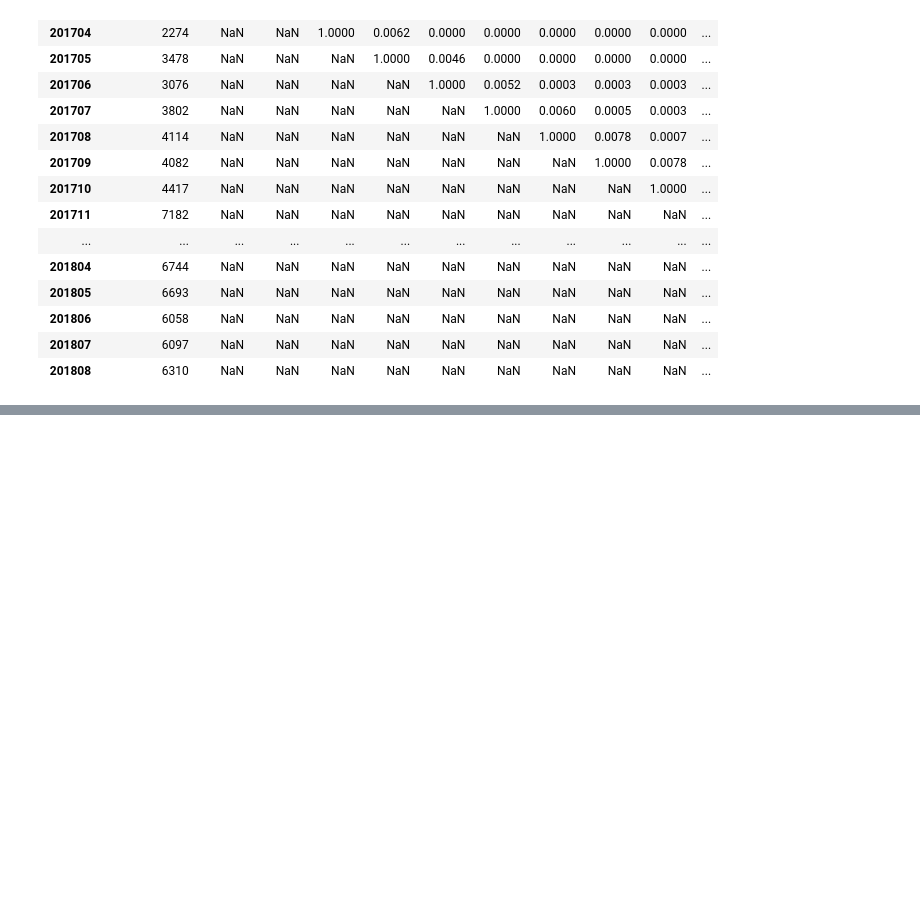
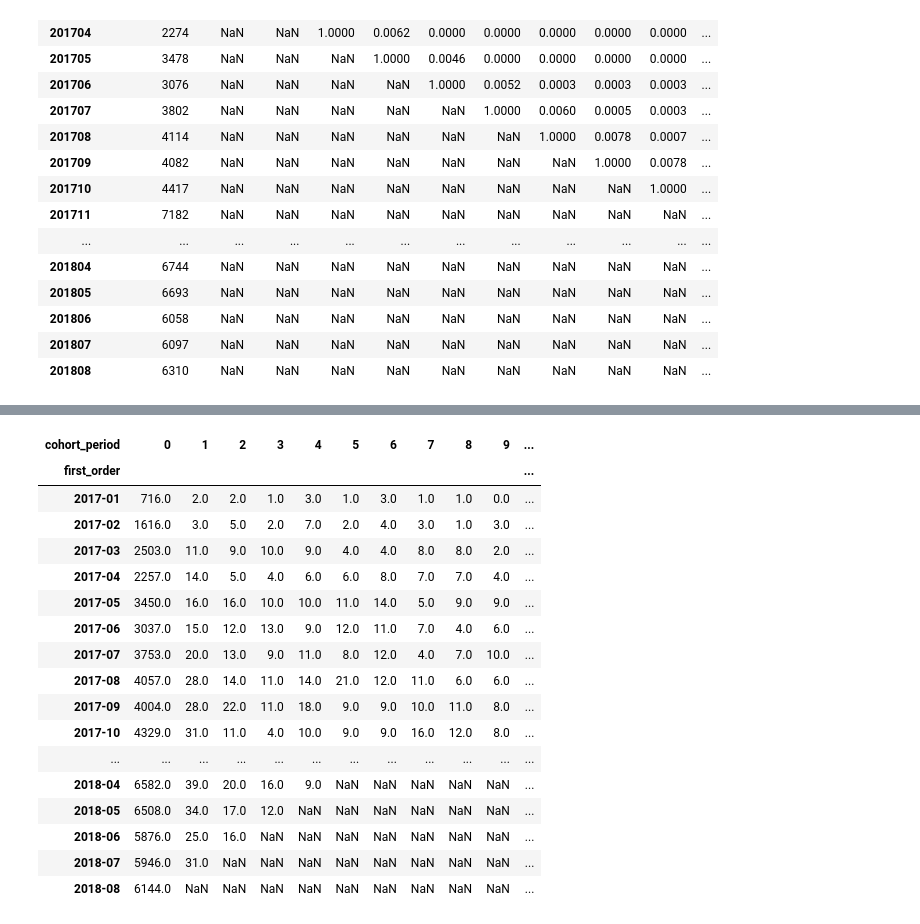
Before and after one commit to hyunjun33/Funnel_Analysis, a Jupyter notebook: Olist/Olist_Customer_Analysis.ipynb, the cells around one changed output, grey strips where cells are left out. Saved outputs shown, nothing was run; the diff lists cells and outputs as text; code cells hidden in the pictures; blank space fills up the shorter version.

```diff
--- a/Olist/Olist_Customer_Analysis.ipynb
+++ b/Olist/Olist_Customer_Analysis.ipynb
@@ -874,0 +817,5 @@ Name: first_order, dtype: int64
+# %%
+cohorts.loc[cohorts.shape[0], "first_order"] = "2017-02"
+cohorts.loc[cohorts.shape[0]-1, "month_y"] = "2018-08"
+cohorts.loc[cohorts.shape[0]-1, "total_customers"] = 0
+cohorts.sort_values(["first_order", "month_y"], inplace=True)
@@ -874,0 +843,10 @@ Name: first_order, dtype: int64
+# %%
+# 기간별 레이블 붙이기
+cohort_period = []
+
+for x in each_period:
+    for y in range(x):
+        cohort_period.append(y)
+# %%
+cohorts["cohort_period"] = cohort_period
+cohorts
@@ -874,0 +867,3 @@ Name: first_order, dtype: int64
+# %%
+cohorts.set_index(["first_order", "cohort_period"], inplace=True)
+cohorts
@@ -874,0 +885,22 @@ Name: first_order, dtype: int64
+# %%
+cohorts = cohorts["total_customers"].unstack(1)
+cohorts
+# %% [output]
+| cohort_period | 0 | 1 | 2 | 3 | 4 | 5 | 6 | 7 | 8 | 9 | ... |
+| first_order |  |  |  |  |  |  |  |  |  |  | ... |
+| 2017-01 | 716.0 | 2.0 | 2.0 | 1.0 | 3.0 | 1.0 | 3.0 | 1.0 | 1.0 | 0.0 | ... |
+| 2017-02 | 1616.0 | 3.0 | 5.0 | 2.0 | 7.0 | 2.0 | 4.0 | 3.0 | 1.0 | 3.0 | ... |
+| 2017-03 | 2503.0 | 11.0 | 9.0 | 10.0 | 9.0 | 4.0 | 4.0 | 8.0 | 8.0 | 2.0 | ... |
+| 2017-04 | 2257.0 | 14.0 | 5.0 | 4.0 | 6.0 | 6.0 | 8.0 | 7.0 | 7.0 | 4.0 | ... |
+| 2017-05 | 3450.0 | 16.0 | 16.0 | 10.0 | 10.0 | 11.0 | 14.0 | 5.0 | 9.0 | 9.0 | ... |
+| 2017-06 | 3037.0 | 15.0 | 12.0 | 13.0 | 9.0 | 12.0 | 11.0 | 7.0 | 4.0 | 6.0 | ... |
+| 2017-07 | 3753.0 | 20.0 | 13.0 | 9.0 | 11.0 | 8.0 | 12.0 | 4.0 | 7.0 | 10.0 | ... |
+| 2017-08 | 4057.0 | 28.0 | 14.0 | 11.0 | 14.0 | 21.0 | 12.0 | 11.0 | 6.0 | 6.0 | ... |
+| 2017-09 | 4004.0 | 28.0 | 22.0 | 11.0 | 18.0 | 9.0 | 9.0 | 10.0 | 11.0 | 8.0 | ... |
+| 2017-10 | 4329.0 | 31.0 | 11.0 | 4.0 | 10.0 | 9.0 | 9.0 | 16.0 | 12.0 | 8.0 | ... |
+| ... | ... | ... | ... | ... | ... | ... | ... | ... | ... | ... | ... |
+| 2018-04 | 6582.0 | 39.0 | 20.0 | 16.0 | 9.0 | NaN | NaN | NaN | NaN | NaN | ... |
+| 2018-05 | 6508.0 | 34.0 | 17.0 | 12.0 | NaN | NaN | NaN | NaN | NaN | NaN | ... |
+| 2018-06 | 5876.0 | 25.0 | 16.0 | NaN | NaN | NaN | NaN | NaN | NaN | NaN | ... |
+| 2018-07 | 5946.0 | 31.0 | NaN | NaN | NaN | NaN | NaN | NaN | NaN | NaN | ... |
+| 2018-08 | 6144.0 | NaN | NaN | NaN | NaN | NaN | NaN | NaN | NaN | NaN | ... |
```
Also changed, not shown: parts of 31 cells of this notebook.
